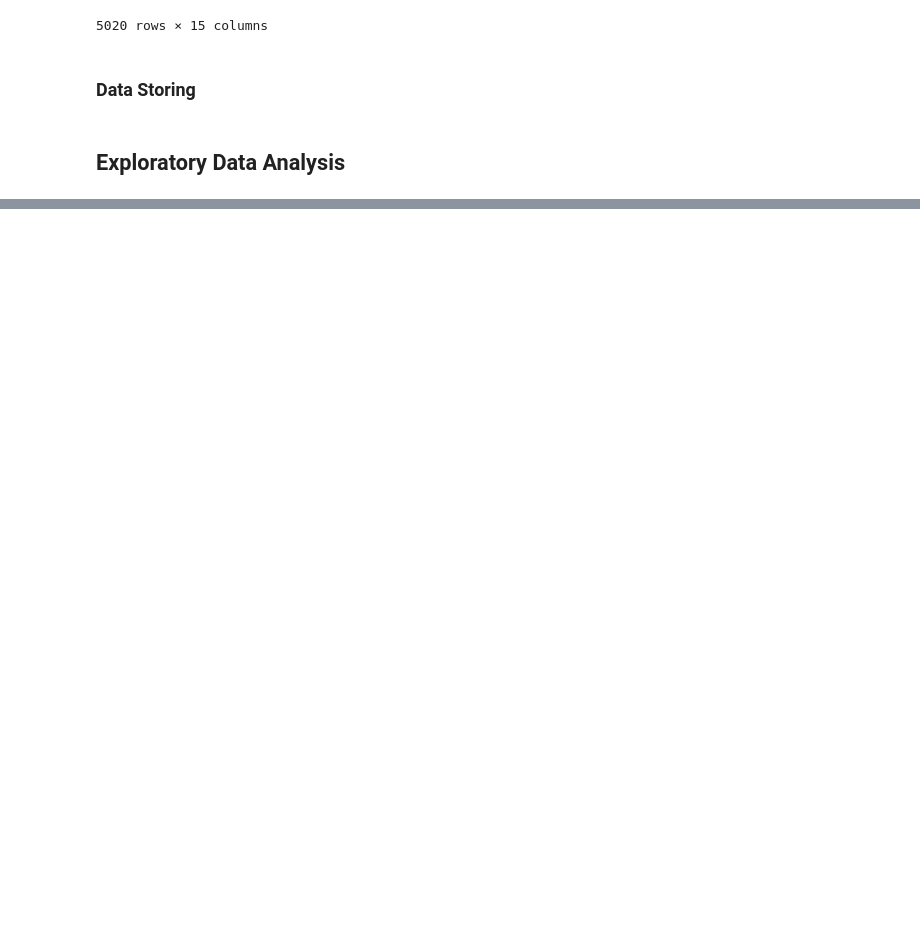
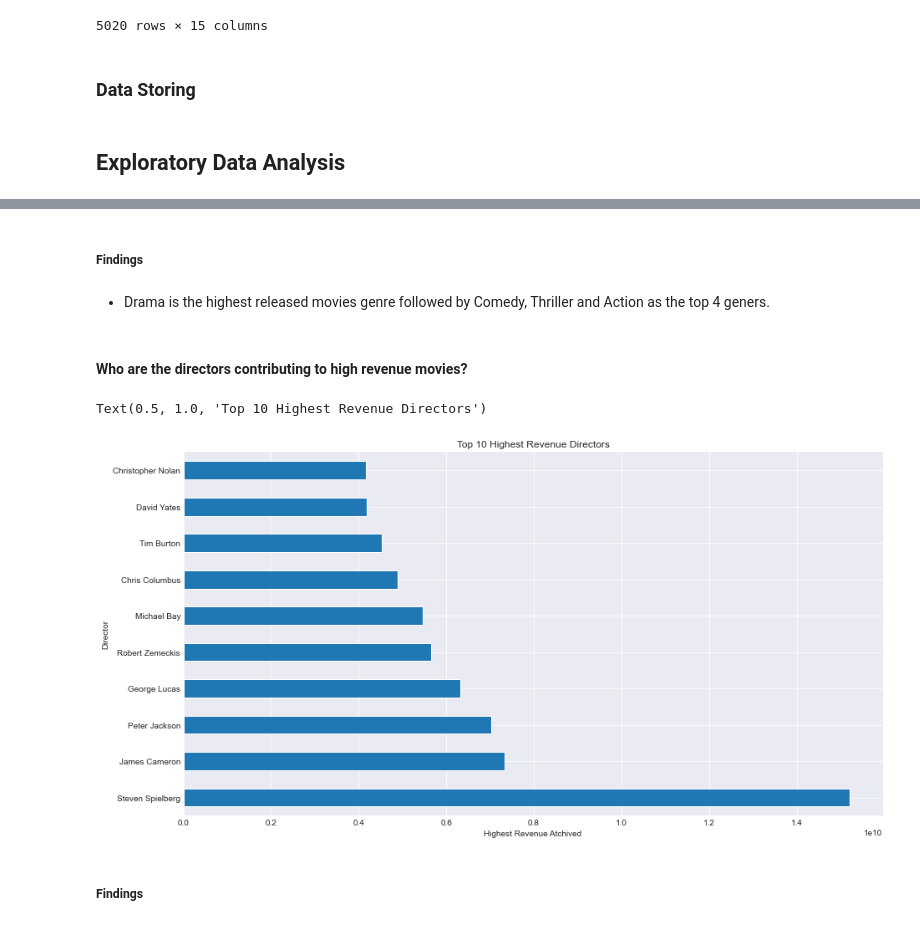
Before and after one commit to KarimEl-Dweky/TMDb-Movie-Data, a Jupyter notebook: TMDb.ipynb, the cells around one changed output, grey strips where cells are left out. Drawn from its saved outputs; the diff is of its cells as text; code cells hidden in the pictures; blank space fills up the shorter version.

```diff
--- a/TMDb.ipynb
+++ b/TMDb.ipynb
@@ -487,0 +536,22 @@ tmdb_df_cleaned.to_csv('Tmdb-Movies-Cleaned.csv',
+# %% [markdown]
+##### Findings
+# %% [markdown]
+- Drama is the highest released movies genre followed by Comedy, Thriller and Action as the top 4 geners.
+# %% [markdown]
+#### Who are the directors contributing to high revenue movies?
+# %%
+# Directors of the Highest Movie Revenue
+dhmr = tmdb_df_cleaned.groupby('director').sum().sort_values(by = 'revenue_adj',ascending = False)['revenue_adj'][0:10]
+
+#plot a 'brah' plot using plot function.
+fig = plt.figure(figsize=(15,8))
+dhmr.plot(kind='barh')
+plt.style.use('seaborn-darkgrid')
+plt.xlabel('Highest Revenue Atchived')
+plt.ylabel('Director')
+plt.title('Top 10 Highest Revenue Directors')
+# %% [output]
+Text(0.5, 1.0, 'Top 10 Highest Revenue Directors')
+[figure, added]
+# %% [markdown]
+##### Findings
```
Also changed, not shown: parts of 37 cells of this notebook.
